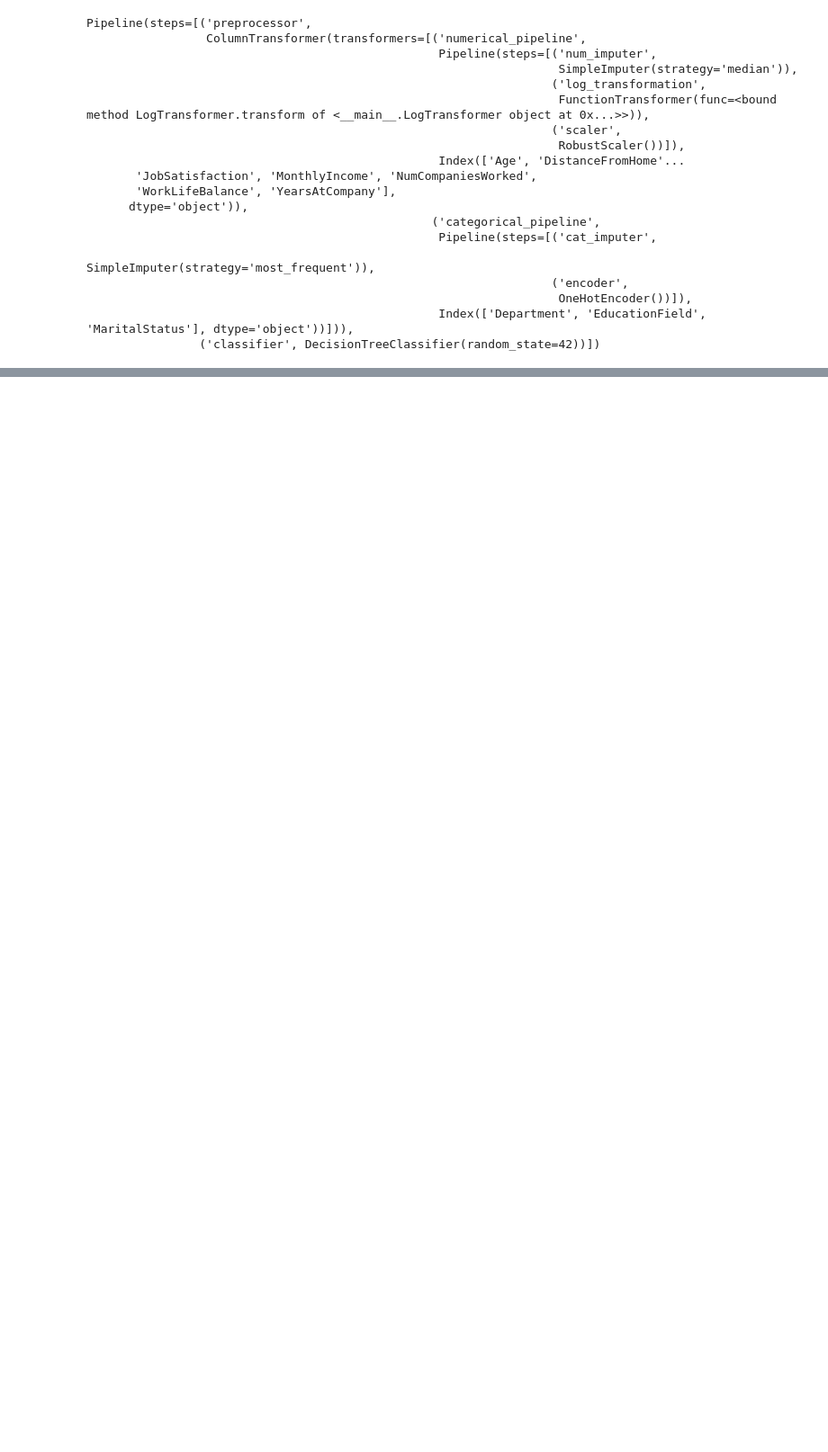
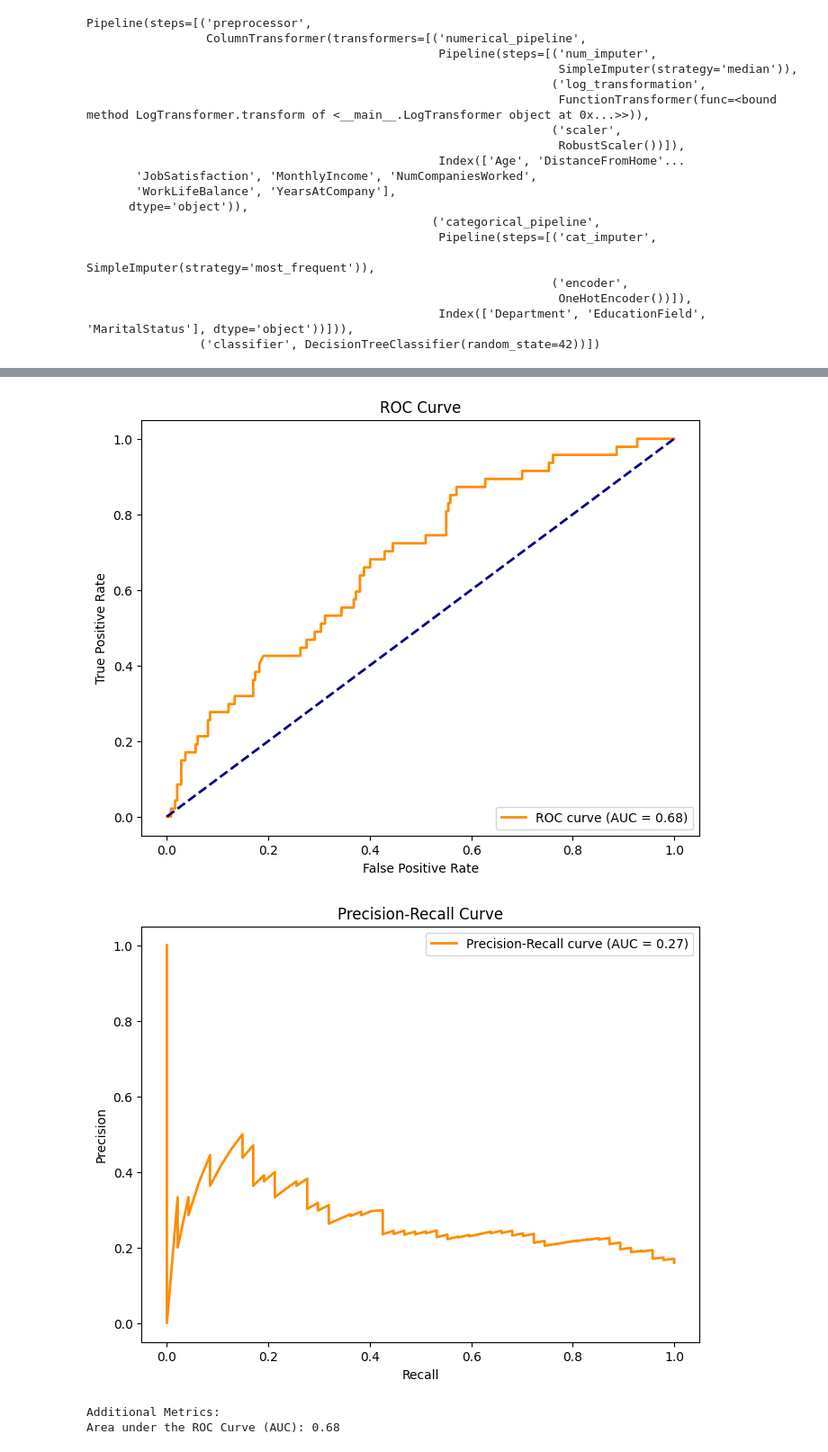
Before and after one commit to coderacheal/IBM-Attrition-Prediction, a Jupyter notebook: notebook.ipynb, the cells around one changed output, grey strips where cells are left out. Shown at 90% size. Saved outputs shown, nothing was run; the diff lists cells and outputs as text; code cells hidden in the pictures; blank space fills up the shorter version.

```diff
--- a/notebook.ipynb
+++ b/notebook.ipynb
@@ -521,0 +614,9 @@ Name: Attrition, Length: 1176, dtype: object
+# %%
+from sklearn.ensemble import RandomForestClassifier
+
+rf_pipeline_balanced = Pipeline(steps=[
+    ('preprocessor', preprocessor),
+    ('rf_classifier', RandomForestClassifier(random_state=42))
+])
+
+rf_pipeline_balanced.fit(X_train_resampled, y_train_resampled)
@@ -521,0 +660,9 @@ Name: Attrition, Length: 1176, dtype: object
+# %%
+from sklearn.svm import SVC
+
+svc_pipeline_balanced  = Pipeline(steps=[
+    ('preprocessor', preprocessor),
+    ('svc_clssifier', SVC(random_state=42, probability=True))
+])
+
+svc_pipeline_balanced.fit(X_train_resampled, y_train_resampled)
@@ -521,0 +755,30 @@ Name: Attrition, Length: 1176, dtype: object
+# %%
+plt.figure(figsize=(8, 6))
+plt.plot(fpr, tpr, color='darkorange', lw=2, label=f'ROC curve (AUC = {roc_auc:.2f})')
+plt.plot([0, 1], [0, 1], color='navy', lw=2, linestyle='--')
+plt.xlabel('False Positive Rate')
+plt.ylabel('True Positive Rate')
+plt.title('ROC Curve')
+plt.legend(loc='lower right')
+plt.show()
+
+# Precision-Recall Curve
+precision, recall, _ = precision_recall_curve(y_test_encoded, y_pred_proba)
+pr_auc = auc(recall, precision)
+
+plt.figure(figsize=(8, 6))
+plt.plot(recall, precision, color='darkorange', lw=2, label=f'Precision-Recall curve (AUC = {pr_auc:.2f})')
+plt.xlabel('Recall')
+plt.ylabel('Precision')
+plt.title('Precision-Recall Curve')
+plt.legend(loc='upper right')
+plt.show()
+
+# Additional Metrics
+print("\nAdditional Metrics:")
+print(f"Area under the ROC Curve (AUC): {roc_auc_score(y_test_encoded, y_pred_proba):.2f}")
+# %% [output]
+[figure, added]
+[figure, added]
+Additional Metrics:
+Area under the ROC Curve (AUC): 0.68
```
Also changed, not shown: parts of 27 cells of this notebook, 1 other file.
